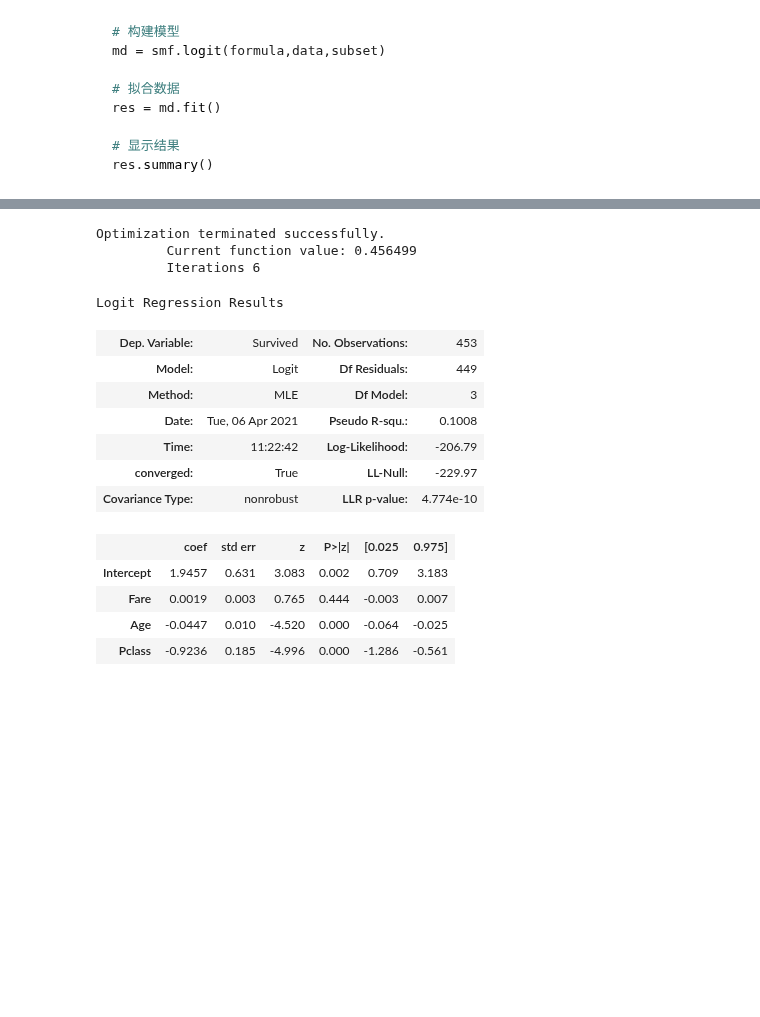
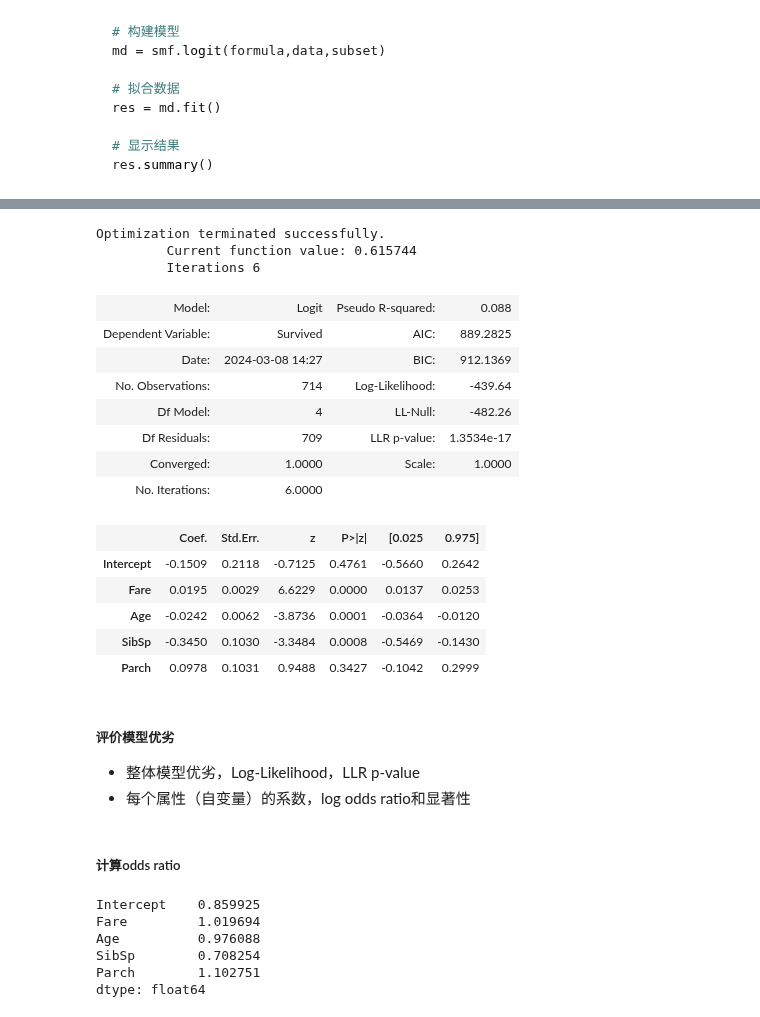
Before and after one commit to christinemu/biz-mining, a Jupyter notebook: 5_Regression.ipynb, the cells around one changed output, grey strips where cells are left out. Cells and saved outputs as stored; diff of their text form; code cells hidden in the pictures; blank space fills up the shorter version.

```diff
--- a/5_Regression.ipynb
+++ b/5_Regression.ipynb
@@ -490,0 +493,5 @@ res.summary()
+# %%
+# 读入泰坦尼克数据集
+
+titanicDf = pd.read_csv('./data/analysis/train.csv',index_col=0)
+titanicDf.head()
@@ -491,21 +506,38 @@ res.summary()
 # %%
-resTitanic = smf.logit('Survived~Fare+Age+Pclass',
-                       data=titanicDf, subset=titanicDf['Sex'] == 'male').fit()
-resTitanic.summary()
+resTitanic = smf.logit('Survived~Fare+Age+SibSp+Parch', data=titanicDf).fit()
+# resTitanic = smf.logit('Survived~Fare+Age+SibSp+Parch', data=titanicDf, subset=titanicDf['Sex'] == 'male').fit()
+resTitanic.summary2()
 # %% [output]
 Optimization terminated successfully.
-         Current function value: 0.456499
+         Current function value: 0.615744
          Iterations 6
-Logit Regression Results
-| Dep. Variable: | Survived | No. Observations: | 453 |
-| Model: | Logit | Df Residuals: | 449 |
-| Method: | MLE | Df Model: | 3 |
-| Date: | Tue, 06 Apr 2021 | Pseudo R-squ.: | 0.1008 |
-| Time: | 11:22:42 | Log-Likelihood: | -206.79 |
-| converged: | True | LL-Null: | -229.97 |
-| Covariance Type: | nonrobust | LLR p-value: | 4.774e-10 |
+| Model: | Logit | Pseudo R-squared: | 0.088 |
+| Dependent Variable: | Survived | AIC: | 889.2825 |
+| Date: | 2024-03-08 14:27 | BIC: | 912.1369 |
+| No. Observations: | 714 | Log-Likelihood: | -439.64 |
+| Df Model: | 4 | LL-Null: | -482.26 |
+| Df Residuals: | 709 | LLR p-value: | 1.3534e-17 |
+| Converged: | 1.0000 | Scale: | 1.0000 |
+| No. Iterations: | 6.0000 |  |  |
-|  | coef | std err | z | P>|z| | [0.025 | 0.975] |
-| Intercept | 1.9457 | 0.631 | 3.083 | 0.002 | 0.709 | 3.183 |
-| Fare | 0.0019 | 0.003 | 0.765 | 0.444 | -0.003 | 0.007 |
-| Age | -0.0447 | 0.010 | -4.520 | 0.000 | -0.064 | -0.025 |
-| Pclass | -0.9236 | 0.185 | -4.996 | 0.000 | -1.286 | -0.561 |
+|  | Coef. | Std.Err. | z | P>|z| | [0.025 | 0.975] |
+| Intercept | -0.1509 | 0.2118 | -0.7125 | 0.4761 | -0.5660 | 0.2642 |
+| Fare | 0.0195 | 0.0029 | 6.6229 | 0.0000 | 0.0137 | 0.0253 |
+| Age | -0.0242 | 0.0062 | -3.8736 | 0.0001 | -0.0364 | -0.0120 |
+| SibSp | -0.3450 | 0.1030 | -3.3484 | 0.0008 | -0.5469 | -0.1430 |
+| Parch | 0.0978 | 0.1031 | 0.9488 | 0.3427 | -0.1042 | 0.2999 |
+# %% [markdown]
+##### 评价模型优劣
+
+- 整体模型优劣，Log-Likelihood，LLR p-value
+- 每个属性（自变量）的系数，log odds ratio和显著性
+# %% [markdown]
+##### 计算odds ratio
+# %%
+np.exp(resTitanic.params)
+# %% [output]
+Intercept    0.859925
+Fare         1.019694
+Age          0.976088
+SibSp        0.708254
+Parch        1.102751
+dtype: float64
```
Also changed, not shown: parts of 28 cells of this notebook, 1 other file.
